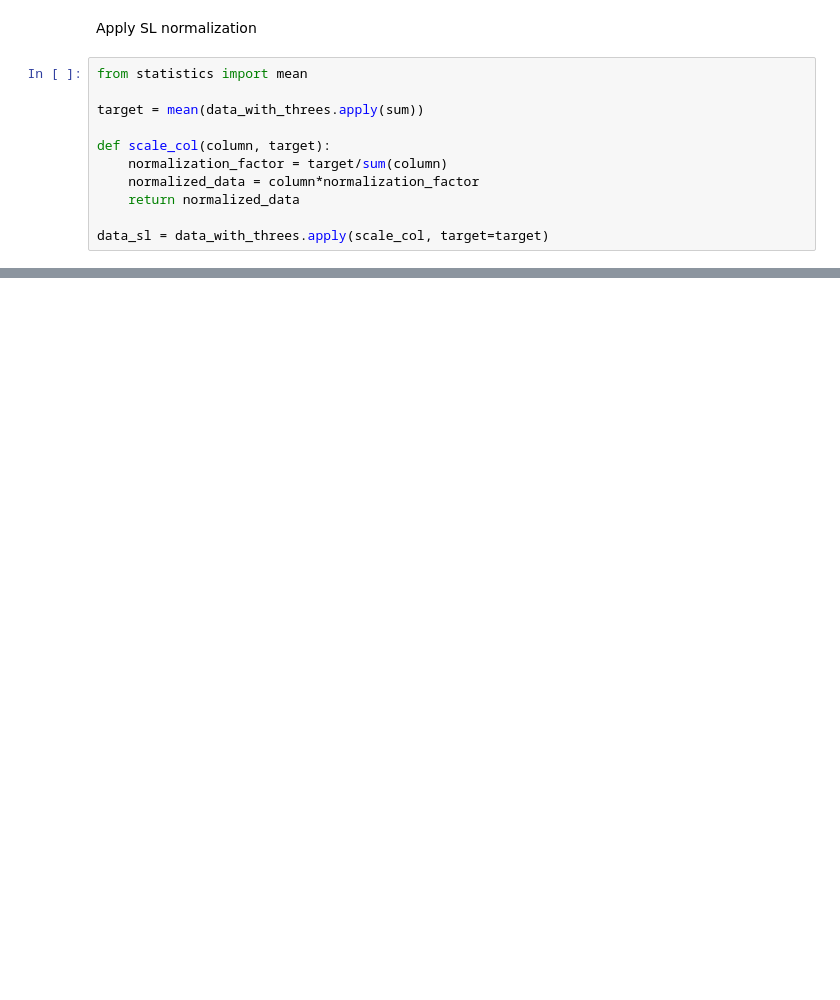
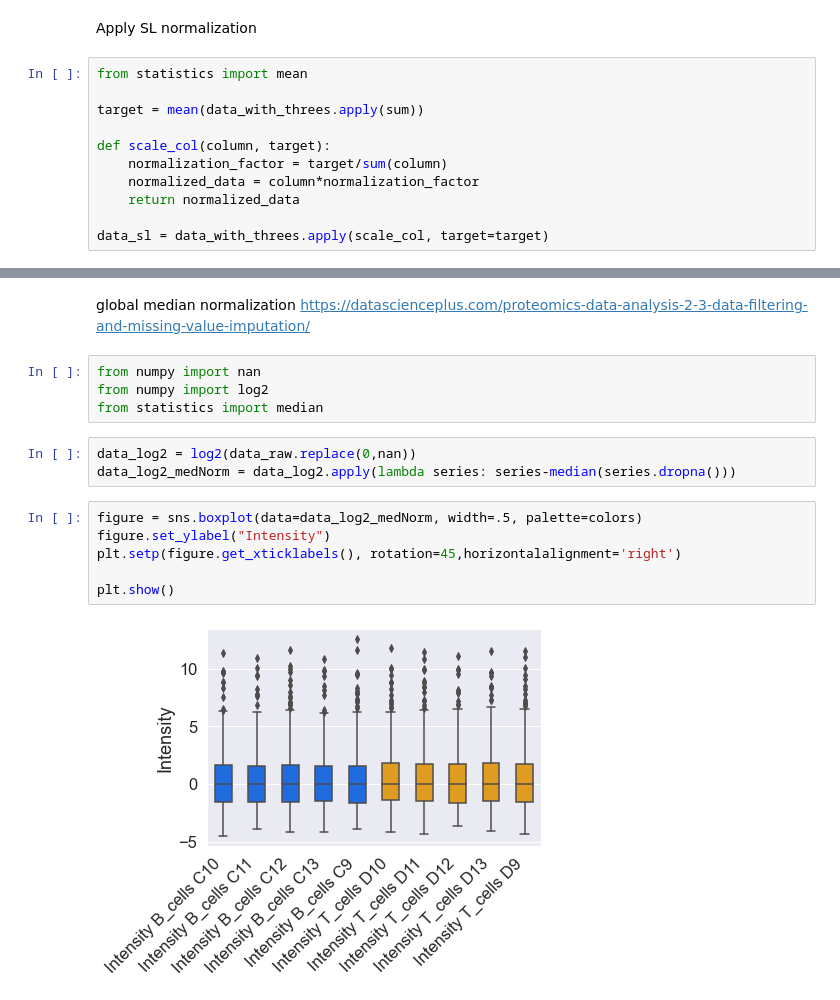
Before and after one commit to PayneLab/Lymphocytes1, a Jupyter notebook: Normalization.ipynb, the cells around one changed output, grey strips where cells are left out. Drawn from its saved outputs; the diff is of its cells as text; blank space fills up the shorter version.

Commit message:
Global Median Normalization

```diff
--- a/Normalization.ipynb
+++ b/Normalization.ipynb
@@ -126,0 +129,18 @@ dtype: object
+# %% [markdown]
+global median normalization
+https://datascienceplus.com/proteomics-data-analysis-2-3-data-filtering-and-missing-value-imputation/
+# %%
+from numpy import nan
+from numpy import log2
+from statistics import median
+# %%
+data_log2 = log2(data_raw.replace(0,nan))
+data_log2_medNorm = data_log2.apply(lambda series: series-median(series.dropna()))
+# %%
+figure = sns.boxplot(data=data_log2_medNorm, width=.5, palette=colors)
+figure.set_ylabel("Intensity")
+plt.setp(figure.get_xticklabels(), rotation=45,horizontalalignment='right')
+
+plt.show()
+# %% [output]
+[figure, added]
```
Also changed, not shown: parts of 8 cells of this notebook, 2 other files.
